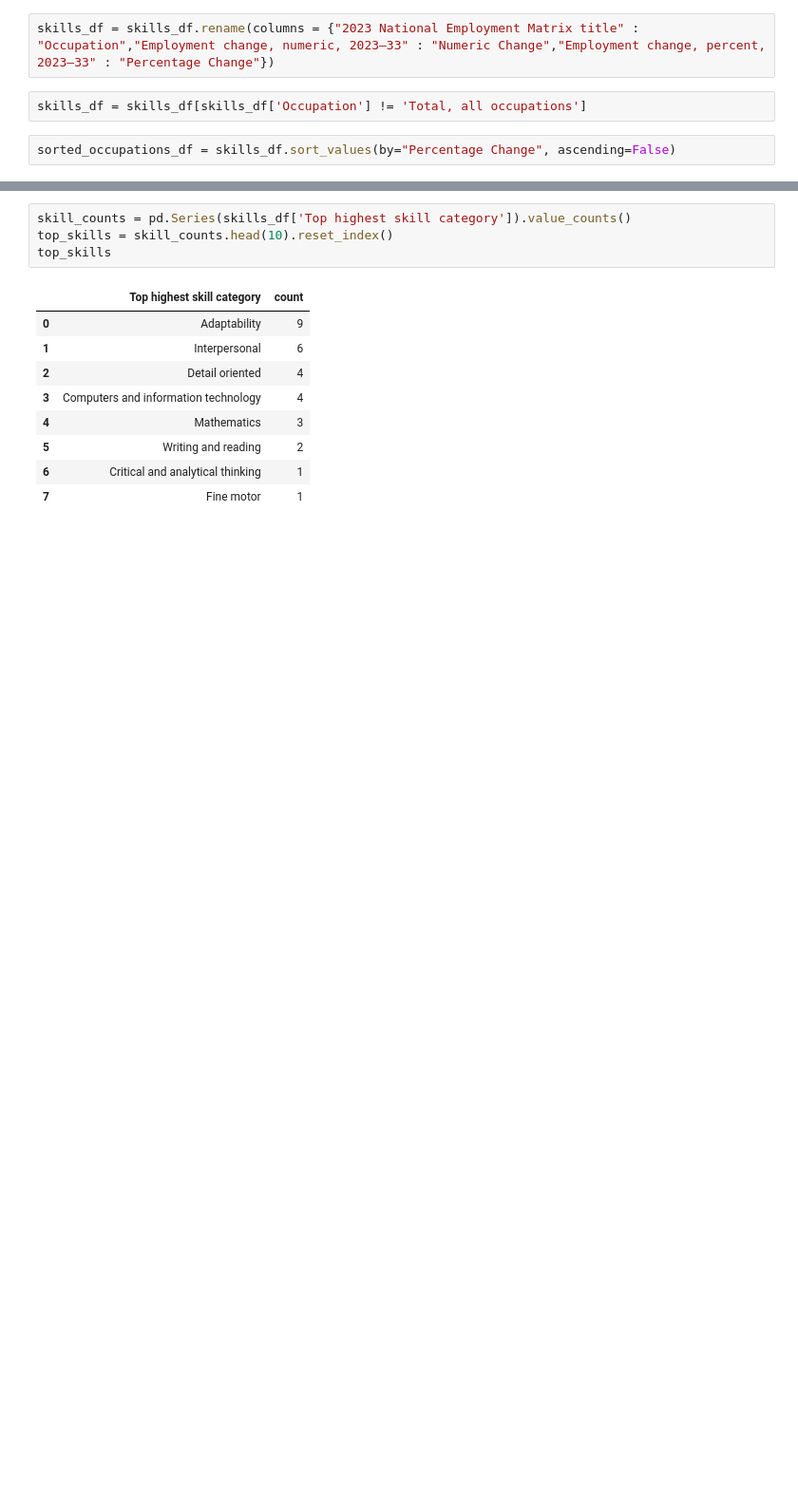
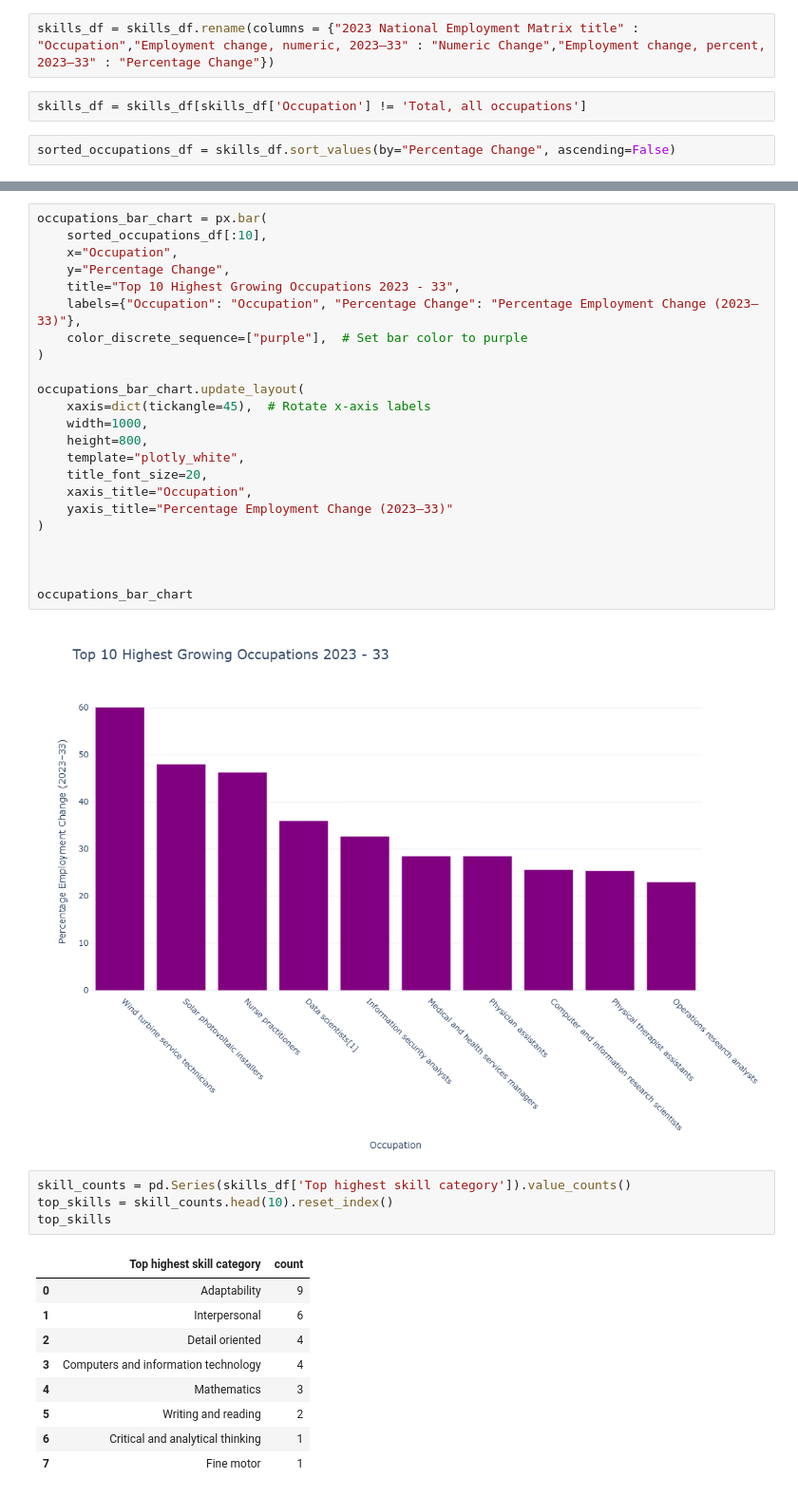
Before and after one commit to HenryRifle/LinkedOut-AI-Job-Board, a Jupyter notebook: Skills_Basic_EDA.ipynb, the cells around one changed output, grey strips where cells are left out. Shown at 95% size. Saved outputs shown, nothing was run; the diff lists cells and outputs as text; blank space fills up the shorter version.

```diff
--- a/Skills_Basic_EDA.ipynb
+++ b/Skills_Basic_EDA.ipynb
@@ -48,3 +32,28 @@ bar_chart
+# %%
+occupations_bar_chart = px.bar(
+    sorted_occupations_df[:10],
+    x="Occupation",
+    y="Percentage Change",
+    title="Top 10 Highest Growing Occupations 2023 - 33",
+    labels={"Occupation": "Occupation", "Percentage Change": "Percentage Employment Change (2023–33)"},
+    color_discrete_sequence=["purple"],  # Set bar color to purple
+)
+
+occupations_bar_chart.update_layout(
+    xaxis=dict(tickangle=45),  # Rotate x-axis labels
+    width=1000,
+    height=800,
+    template="plotly_white",
+    title_font_size=20,
+    xaxis_title="Occupation",
+    yaxis_title="Percentage Employment Change (2023–33)"
+)
+
+
+
+occupations_bar_chart
+# %% [output]
+[figure, added]
 # %%
 skill_counts = pd.Series(skills_df['Top highest skill category']).value_counts()
 top_skills = skill_counts.head(10).reset_index()
```
Also changed, not shown: parts of 3 cells of this notebook, 10 other files.
